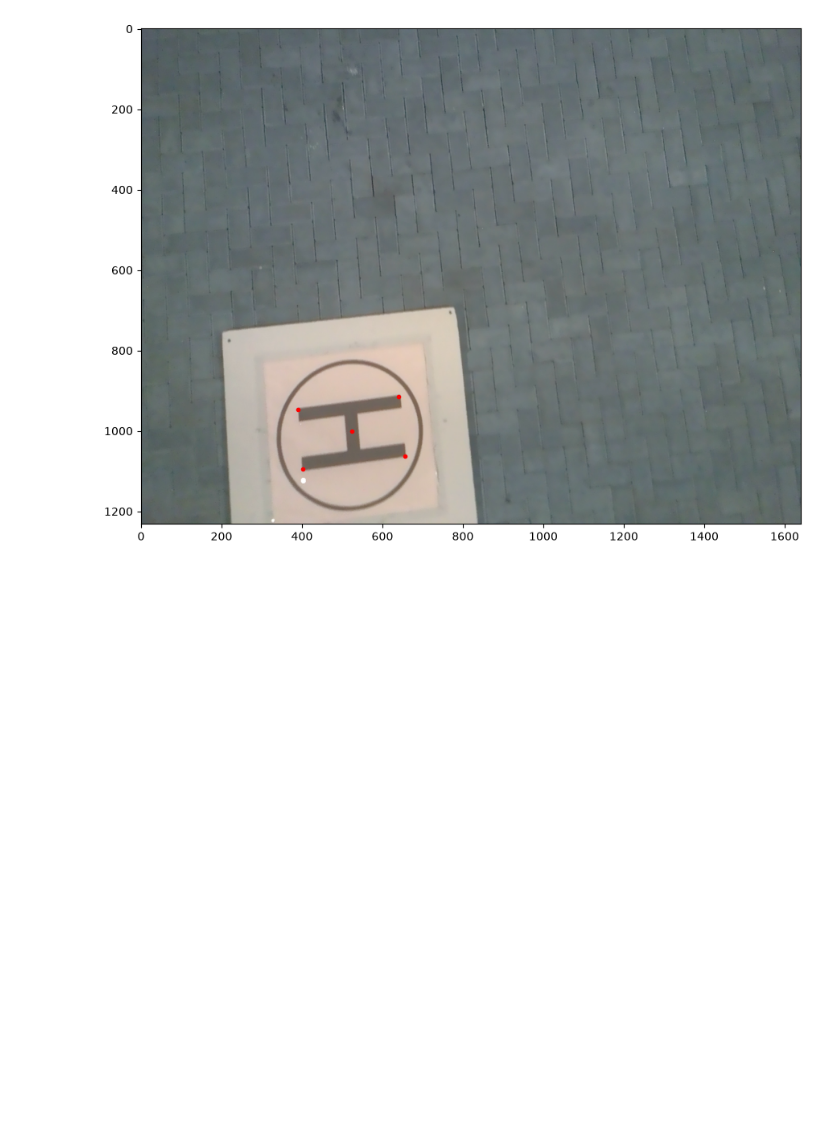
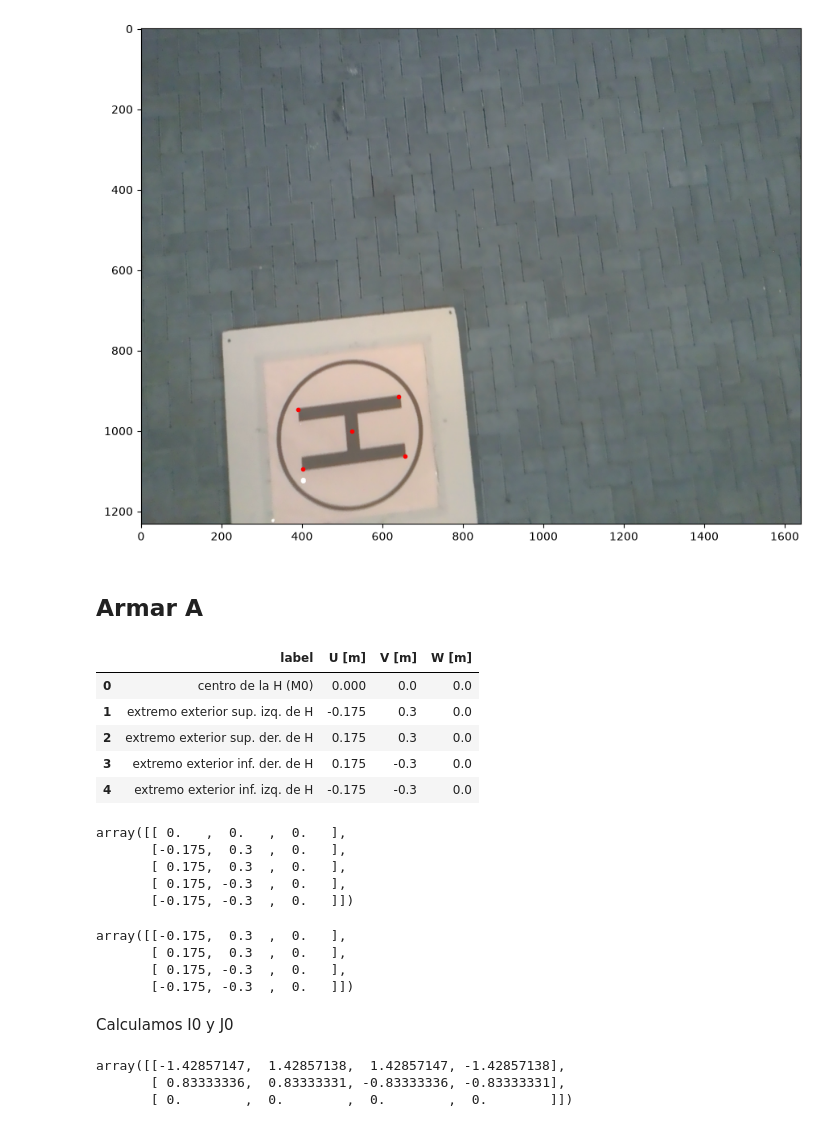
Before and after one commit to Nicofpelayo/alc-tp-2026, a Jupyter notebook: ejercicios/ejercicio6.ipynb, the cells around one changed output. Drawn from its saved outputs; the diff is of its cells as text; code cells hidden in the pictures; blank space fills up the shorter version.

```diff
--- a/ejercicios/ejercicio6.ipynb
+++ b/ejercicios/ejercicio6.ipynb
@@ -30,3 +31,45 @@ plt.plot(esq_inf_der[0], esq_inf_der[1],'ro', markersize=3)
 plt.show()
 # %% [output]
 [figure]
+# %% [markdown]
+## Armar A
+# %%
+csv = pd.read_csv(f'{filepath_base}/object_points.csv', sep=';')
+csv
+# %% [output]
+|  | label | U [m] | V [m] | W [m] |
+| 0 | centro de la H (M0) | 0.000 | 0.0 | 0.0 |
+| 1 | extremo exterior sup. izq. de H | -0.175 | 0.3 | 0.0 |
+| 2 | extremo exterior sup. der. de H | 0.175 | 0.3 | 0.0 |
+| 3 | extremo exterior inf. der. de H | 0.175 | -0.3 | 0.0 |
+| 4 | extremo exterior inf. izq. de H | -0.175 | -0.3 | 0.0 |
+# %%
+objPts = np.loadtxt(
+    f'{filepath_base}/object_points.csv',
+    delimiter=';',
+    skiprows=1,
+    usecols=(1, 2, 3))
+objPts
+# %% [output]
+array([[ 0.   ,  0.   ,  0.   ],
+       [-0.175,  0.3  ,  0.   ],
+       [ 0.175,  0.3  ,  0.   ],
+       [ 0.175, -0.3  ,  0.   ],
+       [-0.175, -0.3  ,  0.   ]])
+# %%
+A = np.array(objPts[1:,:])
+A
+# %% [output]
+array([[-0.175,  0.3  ,  0.   ],
+       [ 0.175,  0.3  ,  0.   ],
+       [ 0.175, -0.3  ,  0.   ],
+       [-0.175, -0.3  ,  0.   ]])
+# %% [markdown]
+Calculamos I0 y J0
+# %%
+A_psinv = alc.pseudoinversa(A)
+A_psinv
+# %% [output]
+array([[-1.42857147,  1.42857138,  1.42857147, -1.42857138],
+       [ 0.83333336,  0.83333331, -0.83333336, -0.83333331],
+       [ 0.        ,  0.        ,  0.        ,  0.        ]])
```
Also changed, not shown: parts of 2 cells of this notebook, 1 other file.
